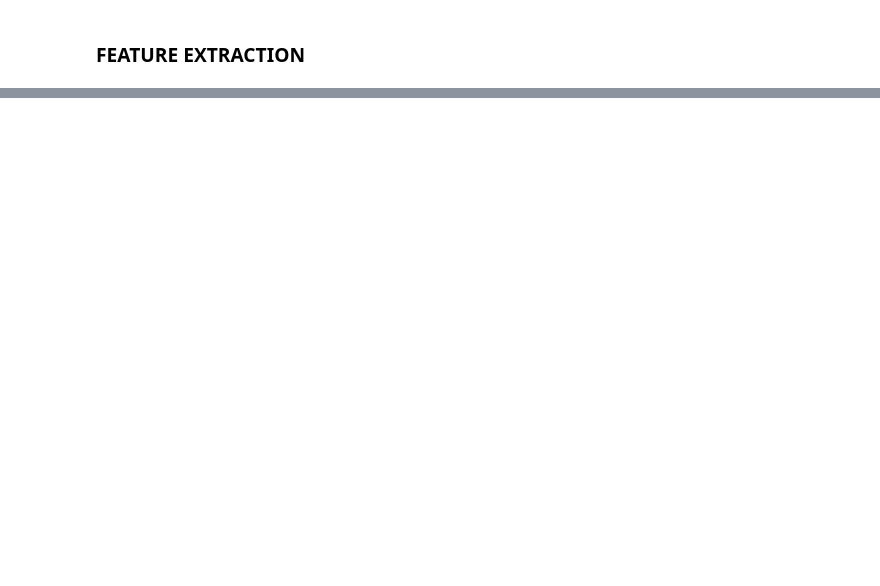
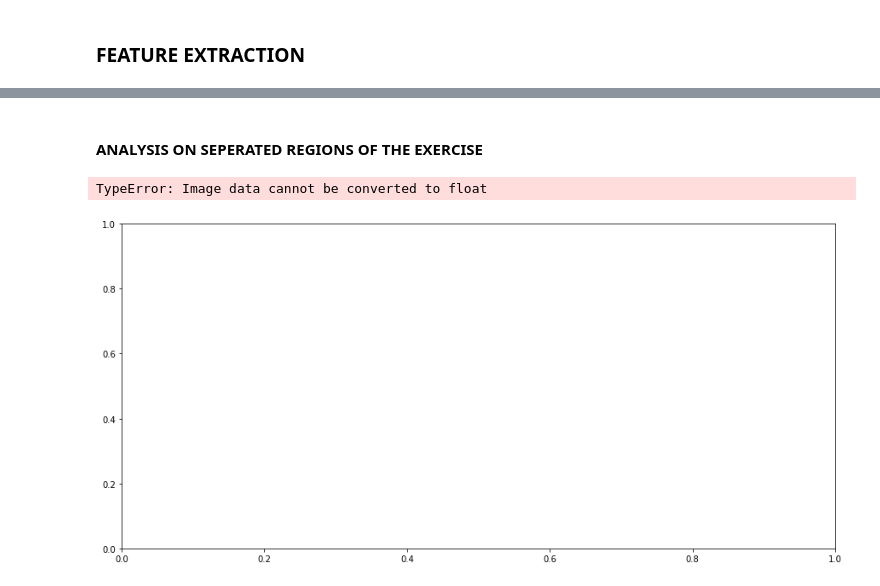
Before and after one commit to emirdemirel/Chord-ScaleDetection, a Jupyter notebook: Chord-scale_Detection.ipynb, the cells around one changed output, grey strips where cells are left out. Cells and saved outputs as stored; diff of their text form; code cells hidden in the pictures; blank space fills up the shorter version.

```diff
--- a/Chord-scale_Detection.ipynb
+++ b/Chord-scale_Detection.ipynb
@@ -82,0 +161,4 @@ Features extracted and saved in a file
+# %%
+fileDir = 'chord-scale_exercise/'
+
+FEATURES_Student = FeatureExtraction_single('scalesexercise_solo1.mp3',fileDir,params,'exercise.json')
@@ -82,0 +210,7 @@ Features extracted and saved in a file
+# %% [markdown]
+#### ANALYSIS ON SEPERATED REGIONS OF THE EXERCISE
+# %%
+ScaleEstimationCumulative(FEATURES_Student, ScaleTemplates, 2)
+# %% [output]
+TypeError: Image data cannot be converted to float
+[figure, added]
```
Also changed, not shown: parts of 21 cells of this notebook.
